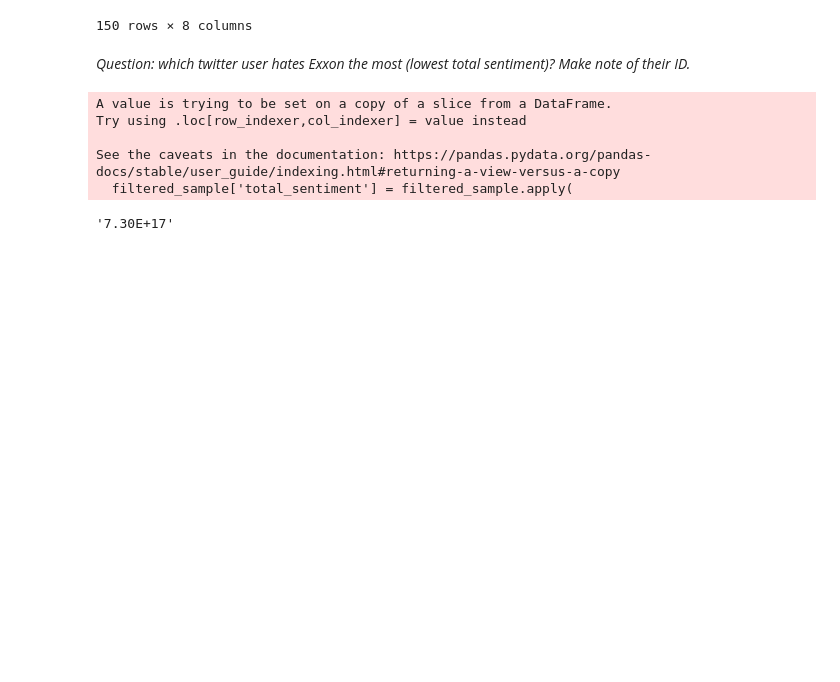
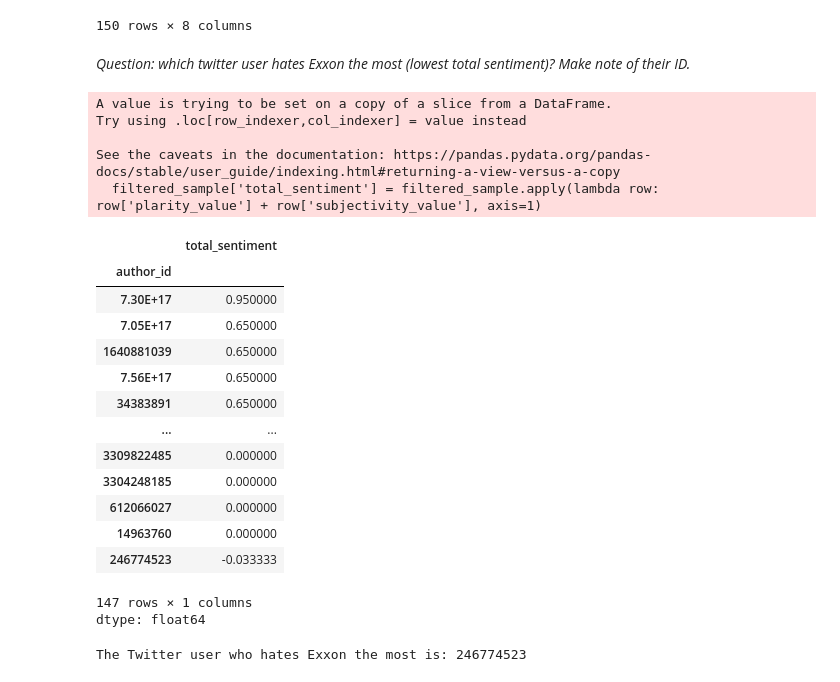
Before and after one commit to Kate823-jjj/QM-1, a Jupyter notebook: notebooks/W04. Natural Language Processing.ipynb, the cells around one changed output. Cells and saved outputs as stored; diff of their text form; code cells hidden in the pictures; blank space fills up the shorter version.

```diff
--- a/notebooks/W04. Natural Language Processing.ipynb
+++ b/notebooks/W04. Natural Language Processing.ipynb
@@ -716,19 +716,32 @@ filtered_sample
 # %% [markdown]
 *Question: which twitter user hates Exxon the most (lowest total sentiment)? Make note of their ID.*
 # %%
-# Create a new column 'total_sentiment' by summing polarity and subjectivity values for each tweet
-filtered_sample['total_sentiment'] = filtered_sample.apply(
-    lambda row: row['plarity_value'] + row['subjectivity_value'], axis=1
-)
-# Group the data by 'author_id' and calculate the total sentiment score for each author
-# Then, sort the authors by their total sentiment scores in descending order
+filtered_sample['total_sentiment'] = filtered_sample.apply(lambda row: row['plarity_value'] + row['subjectivity_value'], axis=1)
 sort_sentiment = filtered_sample.groupby('author_id')['total_sentiment'].sum().sort_values(ascending=False)
-#Finally, we can have the answer
-sort_sentiment.index[0]
+sort_sentiment
 # %% [output]
 A value is trying to be set on a copy of a slice from a DataFrame.
 Try using .loc[row_indexer,col_indexer] = value instead
 
 See the caveats in the documentation: https://pandas.pydata.org/pandas-docs/stable/user_guide/indexing.html#returning-a-view-versus-a-copy
-  filtered_sample['total_sentiment'] = filtered_sample.apply(
+  filtered_sample['total_sentiment'] = filtered_sample.apply(lambda row: row['plarity_value'] + row['subjectivity_value'], axis=1)
+|  | total_sentiment |
+| author_id |  |
+| 7.30E+17 | 0.950000 |
+| 7.05E+17 | 0.650000 |
+| 1640881039 | 0.650000 |
+| 7.56E+17 | 0.650000 |
+| 34383891 | 0.650000 |
+| ... | ... |
+| 3309822485 | 0.000000 |
+| 3304248185 | 0.000000 |
+| 612066027 | 0.000000 |
+| 14963760 | 0.000000 |
+| 246774523 | -0.033333 |
-'7.30E+17'
+147 rows × 1 columns
+dtype: float64
+# %%
+author_with_lowest_sentiment = sort_sentiment.index[-1]
+print(f"The Twitter user who hates Exxon the most is: {author_with_lowest_sentiment}")
+# %% [output]
+The Twitter user who hates Exxon the most is: 246774523
```
Also changed, not shown: parts of 1 cell of this notebook.
